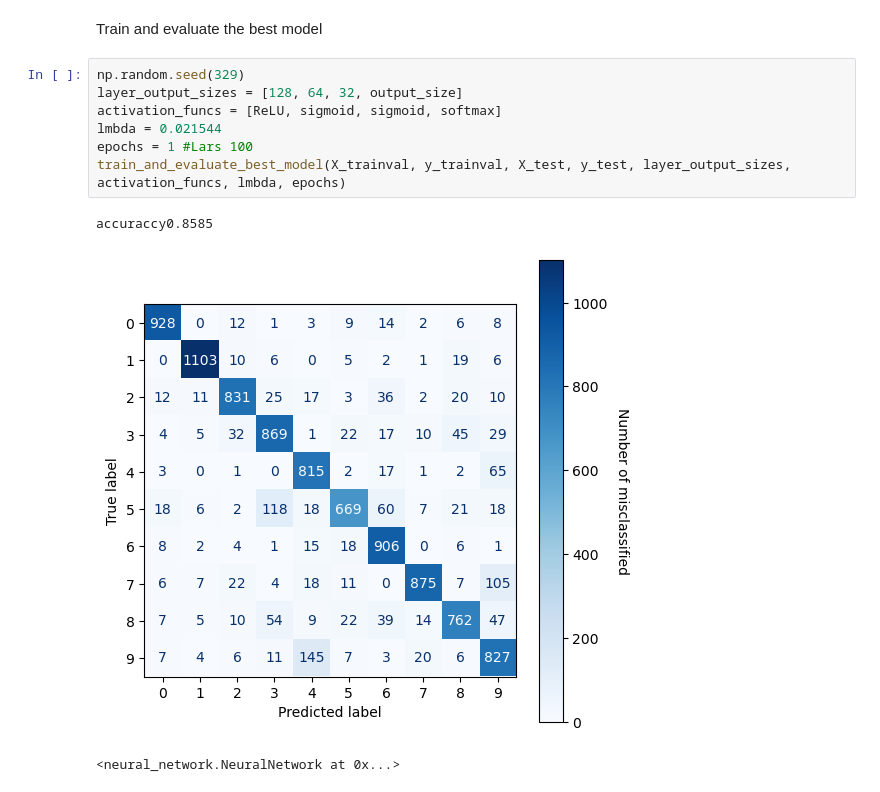
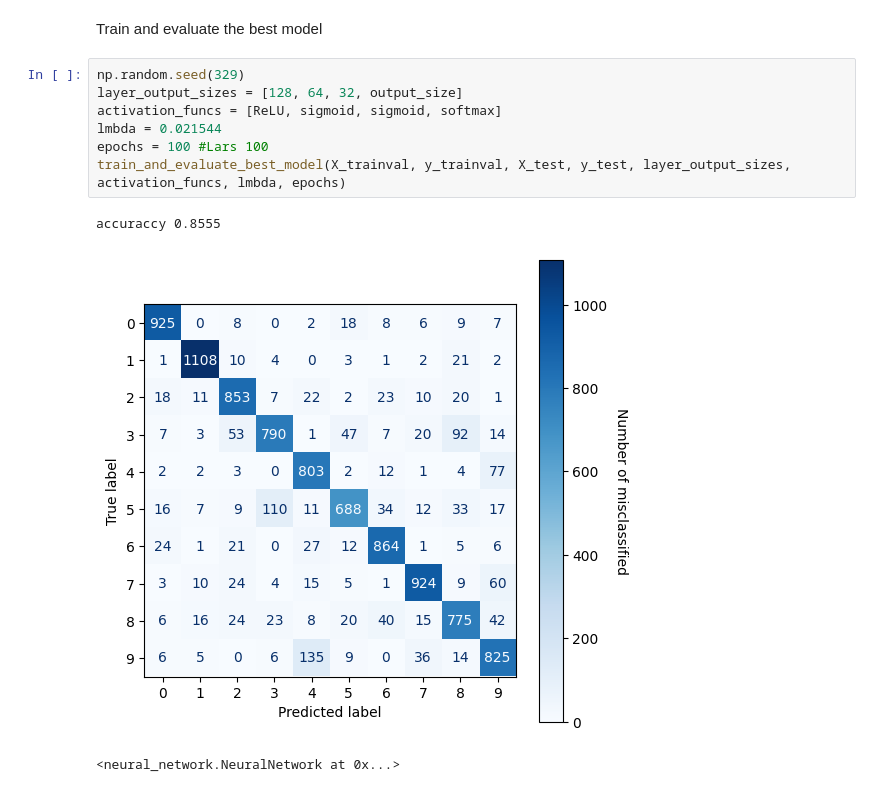
Before and after one commit to thomas-engl/Project2-Applied-ML, a Jupyter notebook: Archive/Thomas/mnist_run.ipynb, the cells around one changed output. Drawn from its saved outputs; the diff is of its cells as text.

```diff
--- a/Archive/Thomas/mnist_run.ipynb
+++ b/Archive/Thomas/mnist_run.ipynb
@@ -245,11 +245,11 @@ Train and evaluate the best model
 # %%
 np.random.seed(329)
 layer_output_sizes = [128, 64, 32, output_size]
 activation_funcs = [ReLU, sigmoid, sigmoid, softmax]
 lmbda = 0.021544
-epochs = 1 #Lars 100
+epochs = 100 #Lars 100
 train_and_evaluate_best_model(X_trainval, y_trainval, X_test, y_test, layer_output_sizes, activation_funcs, lmbda, epochs)
 # %% [output]
-accuraccy0.8585
+accuraccy 0.8555
-[figure, old version]
+[figure, new version]
 <neural_network.NeuralNetwork at 0x...>
```
Also changed, not shown: parts of 6 cells of this notebook.
